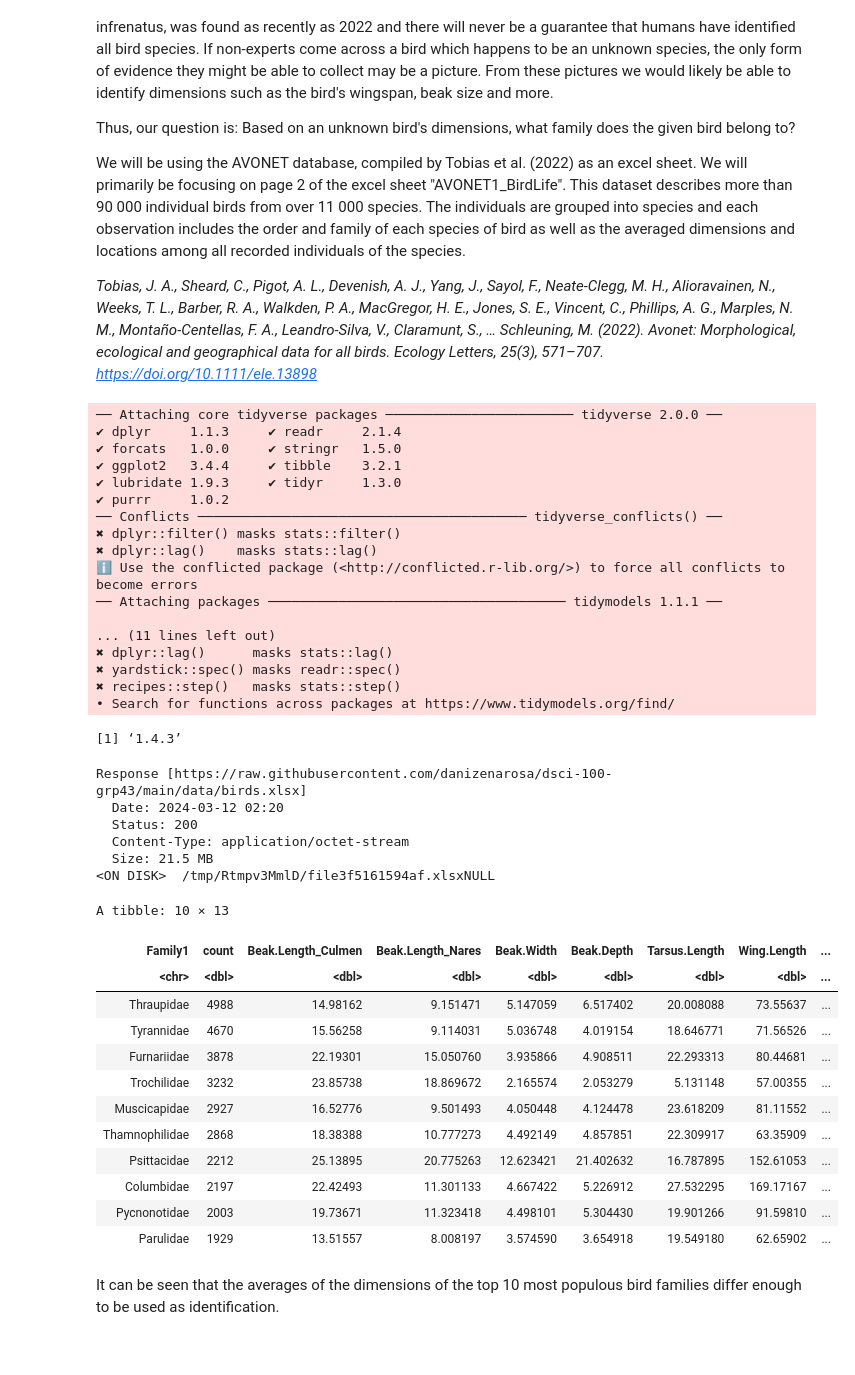
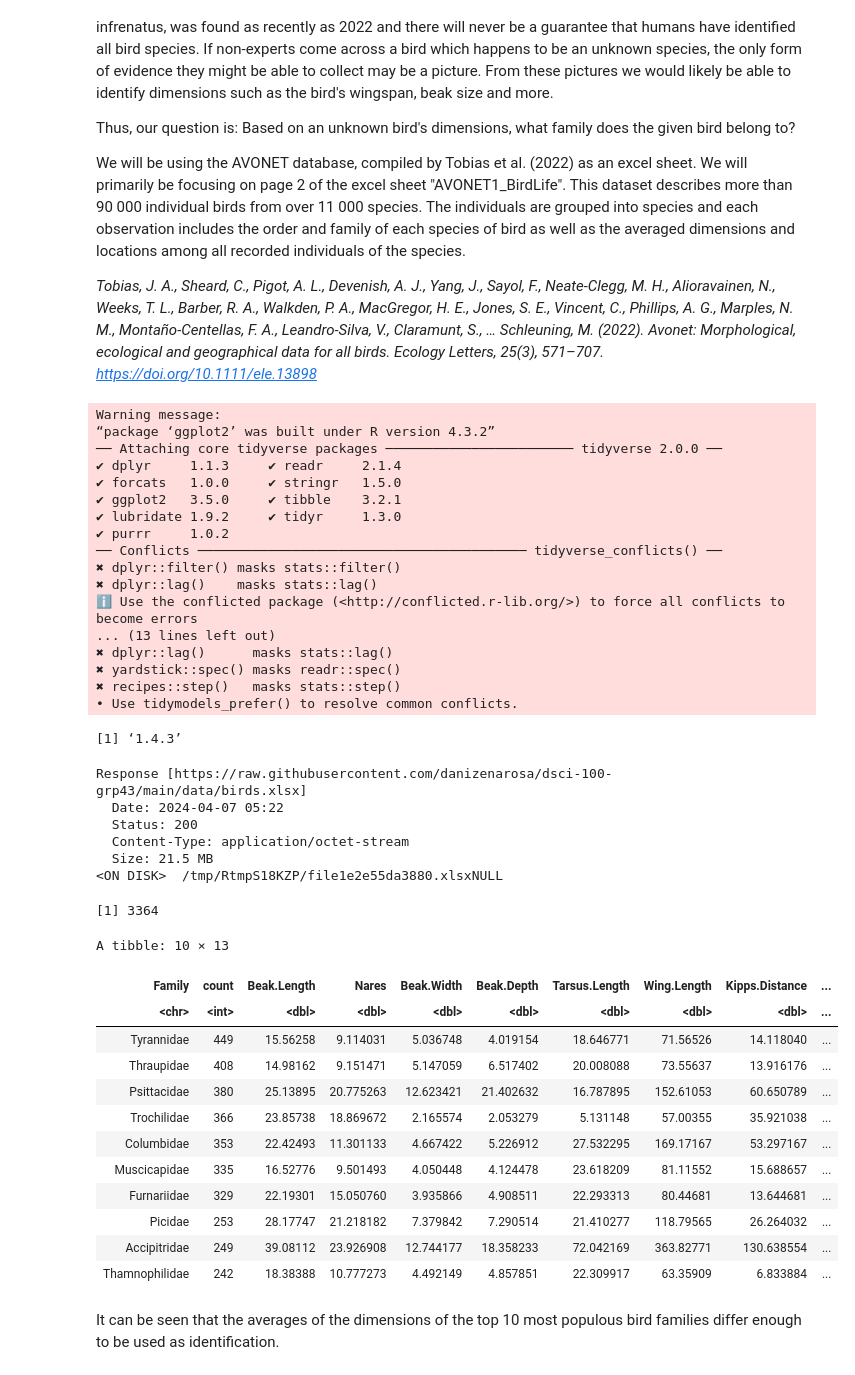
Before and after one commit to danizenarosa/Model-for-Avian-Taxonomical-Family-Prediction, a Jupyter notebook: Birds Analysis.ipynb, the cells around one changed output. Saved outputs shown, nothing was run; the diff lists cells and outputs as text; code cells hidden in the pictures.

```diff
--- a/Birds Analysis.ipynb
+++ b/Birds Analysis.ipynb
@@ -19,60 +19,76 @@ library(tidymodels)
 library(readxl)
 library(httr)
 
-set.seed(1)
-options(repr.plot.height = 9, repr.plot.width = 14)
+options(repr.plot.height = 6, repr.plot.width = 9)
 # %% [output]
+Warning message:
+“package ‘ggplot2’ was built under R version 4.3.2”
 ── Attaching core tidyverse packages ──────────────────────── tidyverse 2.0.0 ──
 ✔ dplyr     1.1.3     ✔ readr     2.1.4
 ✔ forcats   1.0.0     ✔ stringr   1.5.0
-✔ ggplot2   3.4.4     ✔ tibble    3.2.1
-✔ lubridate 1.9.3     ✔ tidyr     1.3.0
+✔ ggplot2   3.5.0     ✔ tibble    3.2.1
+✔ lubridate 1.9.2     ✔ tidyr     1.3.0
 ✔ purrr     1.0.2
 ── Conflicts ────────────────────────────────────────── tidyverse_conflicts() ──
 ✖ dplyr::filter() masks stats::filter()
 ✖ dplyr::lag()    masks stats::lag()
 ℹ Use the conflicted package (<http://conflicted.r-lib.org/>) to force all conflicts to become errors
-── Attaching packages ────────────────────────────────────── tidymodels 1.1.1 ──
-
-... (11 lines left out)
+... (13 lines left out)
 ✖ dplyr::lag()      masks stats::lag()
 ✖ yardstick::spec() masks readr::spec()
 ✖ recipes::step()   masks stats::step()
-• Search for functions across packages at https://www.tidymodels.org/find/
+• Use tidymodels_prefer() to resolve common conflicts.
 # %%
 packageVersion("readxl")
-# [1] ‘0.1.1’
+
 url = "https://github.com/danizenarosa/dsci-100-grp43/raw/main/data/birds.xlsx"
 GET(url, write_disk(tf <- tempfile(fileext = ".xlsx")))
 birds_data <- read_excel(tf, 2, col_types = "text") |>
-              mutate(Total.individuals = as.numeric(Total.individuals), across(Beak.Length_Culmen:Mass, as.numeric))
-
-birds_count <- select(birds_data, Family1, Total.individuals, Beak.Length_Culmen:Mass) |>
-    group_by(Family1) |>
-    summarize(count = sum(Total.individuals), across(Beak.Length_Culmen:Mass, mean)) |>
-    slice_max(count, n = 10)
-birds_count
+              mutate(Total.individuals = as.numeric(Total.individuals), across(Beak.Length_Culmen:Mass, as.numeric)) |>
+              mutate(Beak.Length = Beak.Length_Culmen,
+                    Nares = Beak.Length_Nares,
+                    Family = Family1,
+                    Secondary = Secondary1,
+                    HandWing.Index = `Hand-Wing.Index`) |>
+              select(Family, Beak.Length, Nares, Beak.Width:Kipps.Distance, Secondary, HandWing.Index, Tail.Length, Mass)
 # %% [output]
 [1] ‘1.4.3’
 Response [https://raw.githubusercontent.com/danizenarosa/dsci-100-grp43/main/data/birds.xlsx]
-  Date: 2024-03-12 02:20
+  Date: 2024-04-07 05:22
   Status: 200
   Content-Type: application/octet-stream
   Size: 21.5 MB
-<ON DISK>  /tmp/Rtmpv3MmlD/file3f5161594af.xlsxNULL
+<ON DISK>  /tmp/RtmpS18KZP/file1e2e55da3880.xlsxNULL
-A tibble: 10 × 13
-| Family1 | count | Beak.Length_Culmen | Beak.Length_Nares | Beak.Width | Beak.Depth | Tarsus.Length | Wing.Length | ... |
-| <chr> | <dbl> | <dbl> | <dbl> | <dbl> | <dbl> | <dbl> | <dbl> | ... |
-| Thraupidae | 4988 | 14.98162 | 9.151471 | 5.147059 | 6.517402 | 20.008088 | 73.55637 | ... |
-| Tyrannidae | 4670 | 15.56258 | 9.114031 | 5.036748 | 4.019154 | 18.646771 | 71.56526 | ... |
-| Furnariidae | 3878 | 22.19301 | 15.050760 | 3.935866 | 4.908511 | 22.293313 | 80.44681 | ... |
-| Trochilidae | 3232 | 23.85738 | 18.869672 | 2.165574 | 2.053279 | 5.131148 | 57.00355 | ... |
-| Muscicapidae | 2927 | 16.52776 | 9.501493 | 4.050448 | 4.124478 | 23.618209 | 81.11552 | ... |
-| Thamnophilidae | 2868 | 18.38388 | 10.777273 | 4.492149 | 4.857851 | 22.309917 | 63.35909 | ... |
-| Psittacidae | 2212 | 25.13895 | 20.775263 | 12.623421 | 21.402632 | 16.787895 | 152.61053 | ... |
-| Columbidae | 2197 | 22.42493 | 11.301133 | 4.667422 | 5.226912 | 27.532295 | 169.17167 | ... |
-| Pycnonotidae | 2003 | 19.73671 | 11.323418 | 4.498101 | 5.304430 | 19.901266 | 91.59810 | ... |
-| Parulidae | 1929 | 13.51557 | 8.008197 | 3.574590 | 3.654918 | 19.549180 | 62.65902 | ... |
+# %%
+birds_count <- birds_data |>
+    group_by(Family) |>
+    summarize(count = n(), across(Beak.Length:Mass, mean)) |>
+    slice_max(count, n = 10)
+
+birds_top_10 <- birds_count |>
+                pull(Family)
+
+total_birds <- birds_data |>
+    filter(Family %in% birds_top_10) |>
+    summarize(count = n()) |>
+    pull(count)
+total_birds
+birds_count
+# %% [output]
+[1] 3364
+A tibble: 10 × 13
+| Family | count | Beak.Length | Nares | Beak.Width | Beak.Depth | Tarsus.Length | Wing.Length | Kipps.Distance | ... |
+| <chr> | <int> | <dbl> | <dbl> | <dbl> | <dbl> | <dbl> | <dbl> | <dbl> | ... |
+| Tyrannidae | 449 | 15.56258 | 9.114031 | 5.036748 | 4.019154 | 18.646771 | 71.56526 | 14.118040 | ... |
+| Thraupidae | 408 | 14.98162 | 9.151471 | 5.147059 | 6.517402 | 20.008088 | 73.55637 | 13.916176 | ... |
+| Psittacidae | 380 | 25.13895 | 20.775263 | 12.623421 | 21.402632 | 16.787895 | 152.61053 | 60.650789 | ... |
+| Trochilidae | 366 | 23.85738 | 18.869672 | 2.165574 | 2.053279 | 5.131148 | 57.00355 | 35.921038 | ... |
+| Columbidae | 353 | 22.42493 | 11.301133 | 4.667422 | 5.226912 | 27.532295 | 169.17167 | 53.297167 | ... |
+| Muscicapidae | 335 | 16.52776 | 9.501493 | 4.050448 | 4.124478 | 23.618209 | 81.11552 | 15.688657 | ... |
+| Furnariidae | 329 | 22.19301 | 15.050760 | 3.935866 | 4.908511 | 22.293313 | 80.44681 | 13.644681 | ... |
+| Picidae | 253 | 28.17747 | 21.218182 | 7.379842 | 7.290514 | 21.410277 | 118.79565 | 26.264032 | ... |
+| Accipitridae | 249 | 39.08112 | 23.926908 | 12.744177 | 18.358233 | 72.042169 | 363.82771 | 130.638554 | ... |
+| Thamnophilidae | 242 | 18.38388 | 10.777273 | 4.492149 | 4.857851 | 22.309917 | 63.35909 | 6.833884 | ... |
 # %% [markdown]
 It can be seen that the averages of the dimensions of the top 10 most populous bird families differ enough to be used as identification.
 # %%
```
Also changed, not shown: parts of 5 cells of this notebook.
